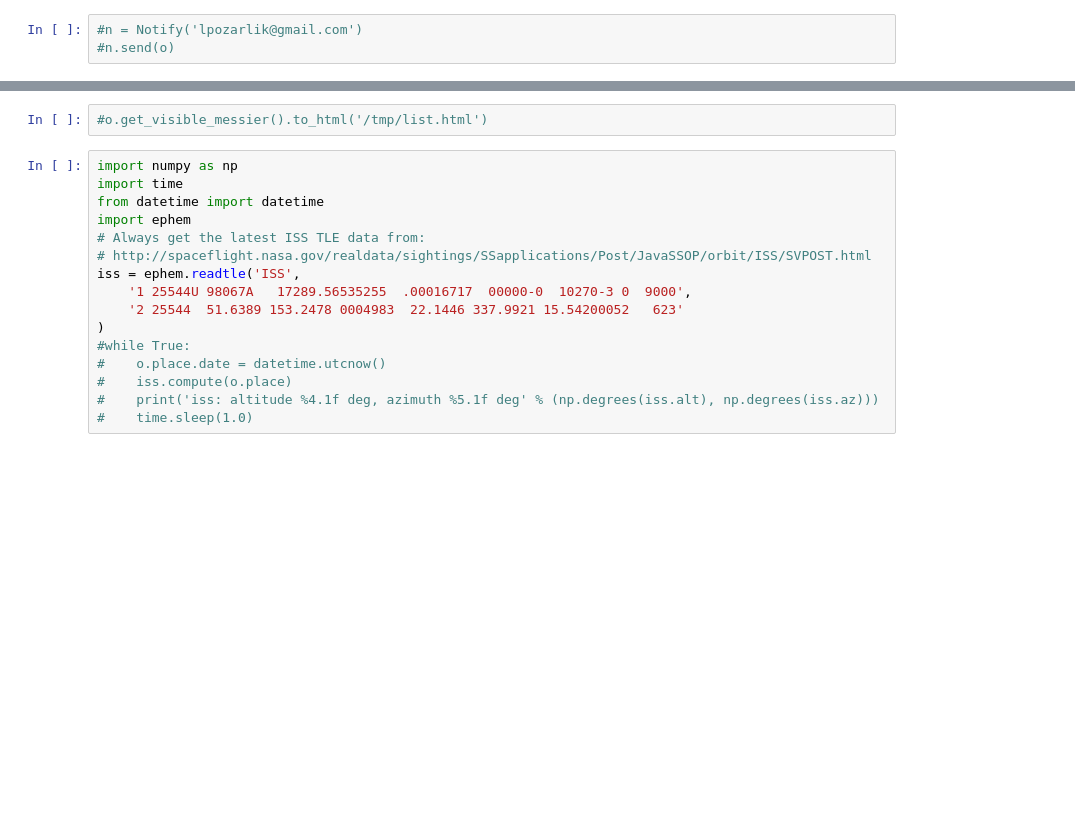
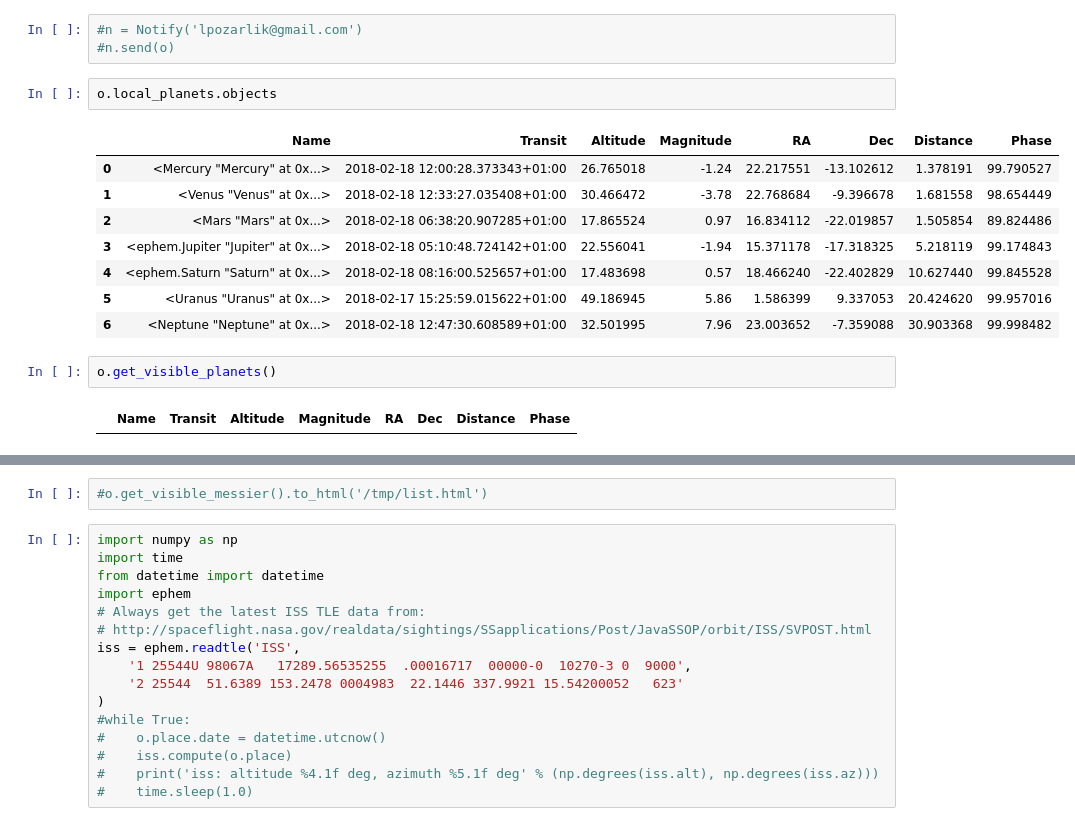
Before and after one commit to pozar87/apts, a Jupyter notebook: Test.ipynb, the cells around one changed output, grey strips where cells are left out. Saved outputs shown, nothing was run; the diff lists cells and outputs as text; blank space fills up the shorter version.

```diff
--- a/Test.ipynb
+++ b/Test.ipynb
@@ -48,6 +48,21 @@ True
 # %%
 #n = Notify('lpozarlik@gmail.com')
 #n.send(o)
+# %%
+o.local_planets.objects
+# %% [output]
+|  | Name | Transit | Altitude | Magnitude | RA | Dec | Distance | Phase |
+| 0 | <Mercury "Mercury" at 0x...> | 2018-02-18 12:00:28.373343+01:00 | 26.765018 | -1.24 | 22.217551 | -13.102612 | 1.378191 | 99.790527 |
+| 1 | <Venus "Venus" at 0x...> | 2018-02-18 12:33:27.035408+01:00 | 30.466472 | -3.78 | 22.768684 | -9.396678 | 1.681558 | 98.654449 |
+| 2 | <Mars "Mars" at 0x...> | 2018-02-18 06:38:20.907285+01:00 | 17.865524 | 0.97 | 16.834112 | -22.019857 | 1.505854 | 89.824486 |
+| 3 | <ephem.Jupiter "Jupiter" at 0x...> | 2018-02-18 05:10:48.724142+01:00 | 22.556041 | -1.94 | 15.371178 | -17.318325 | 5.218119 | 99.174843 |
+| 4 | <ephem.Saturn "Saturn" at 0x...> | 2018-02-18 08:16:00.525657+01:00 | 17.483698 | 0.57 | 18.466240 | -22.402829 | 10.627440 | 99.845528 |
+| 5 | <Uranus "Uranus" at 0x...> | 2018-02-17 15:25:59.015622+01:00 | 49.186945 | 5.86 | 1.586399 | 9.337053 | 20.424620 | 99.957016 |
+| 6 | <Neptune "Neptune" at 0x...> | 2018-02-18 12:47:30.608589+01:00 | 32.501995 | 7.96 | 23.003652 | -7.359088 | 30.903368 | 99.998482 |
+# %%
+o.get_visible_planets()
+# %% [output]
+|  | Name | Transit | Altitude | Magnitude | RA | Dec | Distance | Phase |
 # %%
 o.get_visible_messier()
 # %% [output]
```
Also changed, not shown: parts of 5 cells of this notebook, 9 other files.
